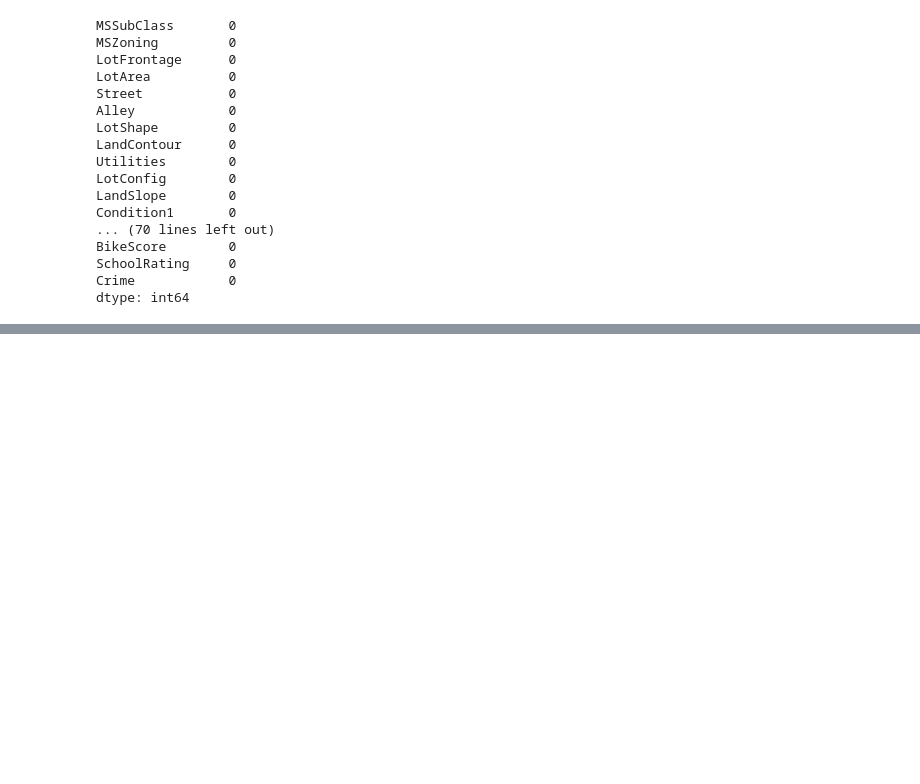
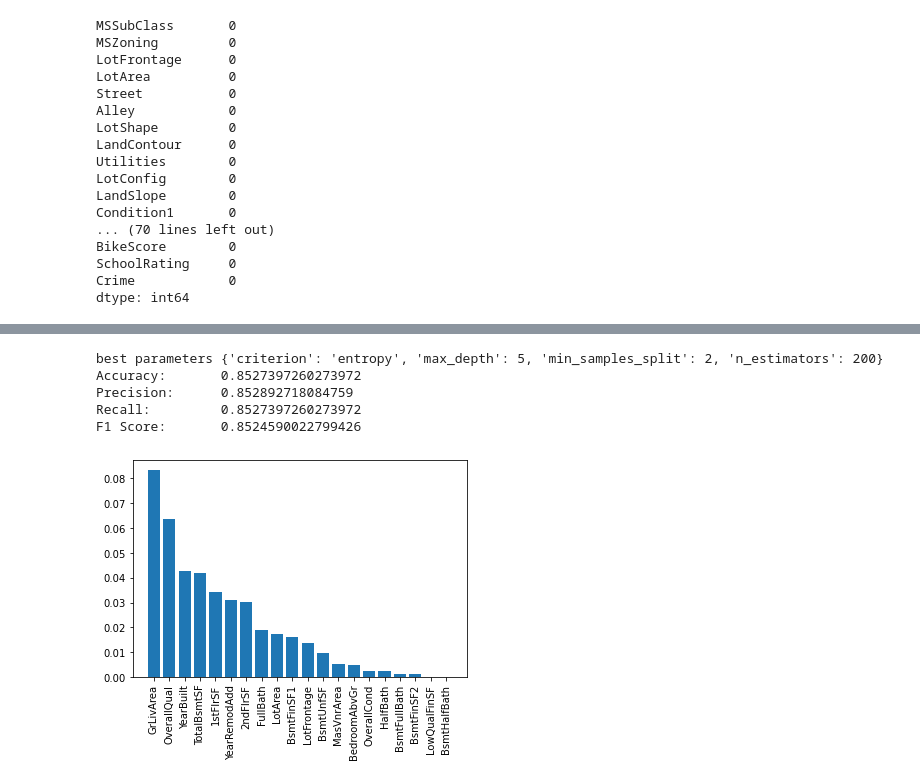
Before and after one commit to rahimrasool/housing_price, a Jupyter notebook: notebooks/classifiers.ipynb, the cells around one changed output, grey strips where cells are left out. Cells and saved outputs as stored; diff of their text form; code cells hidden in the pictures; blank space fills up the shorter version.

```diff
--- a/notebooks/classifiers.ipynb
+++ b/notebooks/classifiers.ipynb
@@ -157,9 +154,0 @@ test['SalePriceLvl'][test['SalePrice'] >= data['SalePrice'].quantile(.75)] = 'Hi
-# %%
-#Creating target variable for Decision Tree from Sale Price
-train['SalePriceAbvMean'] = 0
-train['SalePriceAbvMean'] = (train['SalePrice'] >= data['SalePrice'].mean()).astype('int')
-test['SalePriceAbvMean'] = 0
-test['SalePriceAbvMean'] = (test['SalePrice'] >= data['SalePrice'].mean()).astype('int')
-# %%
-train.drop(['SalePrice'], axis=1, inplace=True)
-test.drop(['SalePrice'], axis=1, inplace=True)
@@ -409,0 +590,44 @@ plt.show()
+# %%
+rf_best2 = RandomForestClassifier(random_state=0,
+                            n_jobs=-1,
+                            class_weight='balanced'
+                           )
+best_params_rf2 = grid_rf2.best_params_
+rf_best2.set_params(**best_params_rf2, random_state = 0)
+
+print('best parameters', best_params_rf2)
+
+
+rf_best2.fit(features2,target2)
+
+
+target_pred_rf2 = rf_best2.predict(features_test2)
+
+print("Accuracy:\t{}\nPrecision:\t{}\nRecall:\t\t{}\nF1 Score:\t{}".format(metrics.accuracy_score(target_test2.astype('str'), target_pred_rf2.astype('str')),
+                                                                           metrics.precision_score(target_test2.astype('str'), target_pred_rf2.astype('str'), average='weighted'),
+                                                                           metrics.recall_score(target_test2.astype('str'), target_pred_rf2.astype('str'), average='weighted'),
+                                                                           metrics.f1_score(target_test2.astype('str'), target_pred_rf2.astype('str'), average='weighted')
+                                                                          ))
+# %% [output]
+best parameters {'criterion': 'entropy', 'max_depth': 5, 'min_samples_split': 2, 'n_estimators': 200}
+Accuracy:       0.8527397260273972
+Precision:      0.852892718084759
+Recall:         0.8527397260273972
+F1 Score:       0.8524590022799426
+# %%
+#Looking at feature Importance of 20 most important features
+
+importances_rf2 = rf_best2.feature_importances_[:20]
+
+indices_rf2 = np.argsort(importances_rf2)[::-1]
+
+
+labels_rf2 = features2.columns.values
+names_rf2 = [labels_rf2[i] for i in indices_rf2]
+
+plt.figure()
+plt.bar(range(20),importances_rf2[indices_rf2])
+plt.xticks(range(20), names1, rotation=90)
+plt.show()
+# %% [output]
+[figure, added]
```
Also changed, not shown: parts of 47 cells of this notebook.
